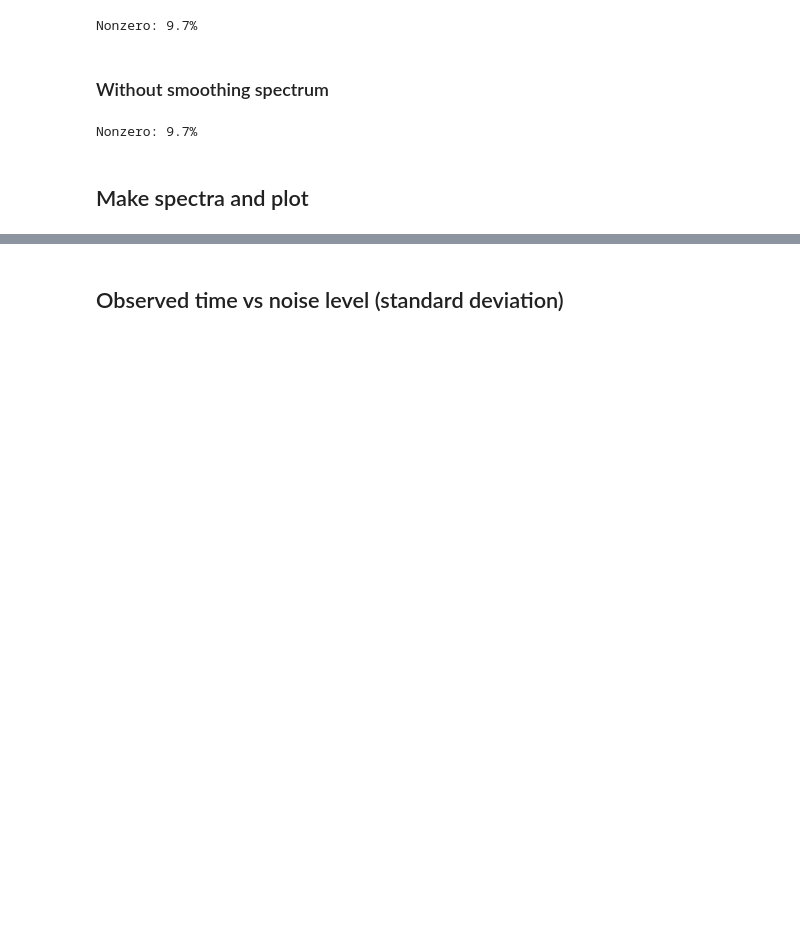
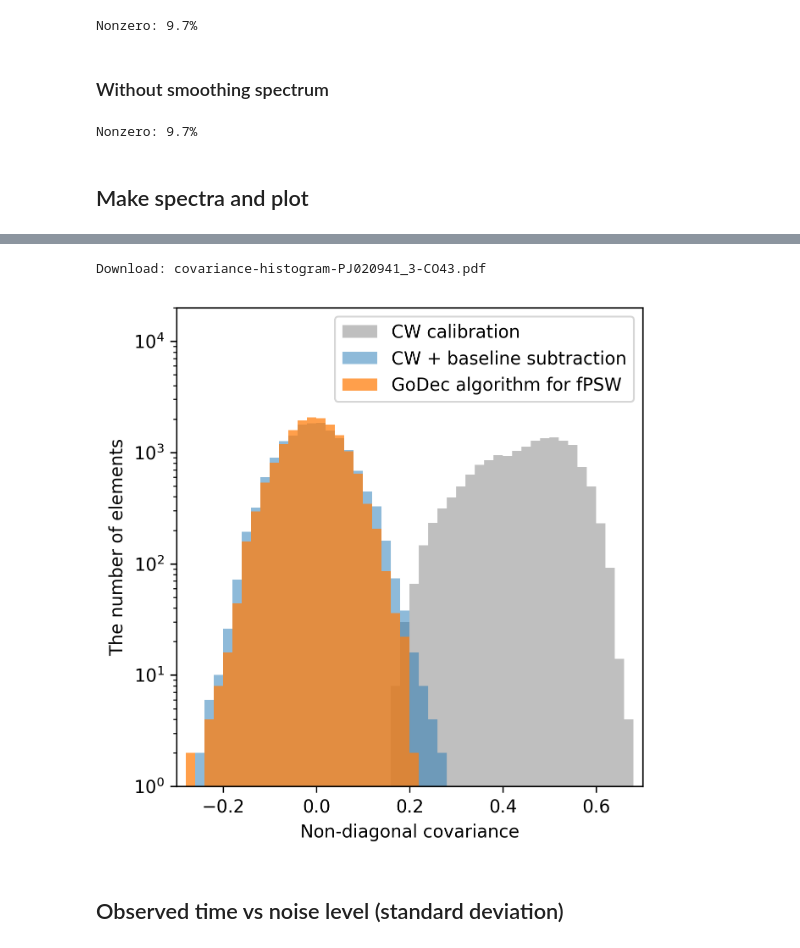
Before and after one commit to astropenguin/taniguchi-2021-analysis, a Jupyter notebook: notes/2020-05-07/analysis-PJ020941.3-CO43.ipynb, the cells around one changed output, grey strips where cells are left out. Cells and saved outputs as stored; diff of their text form; code cells hidden in the pictures; blank space fills up the shorter version.

```diff
--- a/notes/2020-05-07/analysis-PJ020941.3-CO43.ipynb
+++ b/notes/2020-05-07/analysis-PJ020941.3-CO43.ipynb
@@ -194,3 +207,27 @@ savefig_in_notebook(fig, "covariance-PJ020941.3-CO43.pdf")
+# %%
+fig, ax = plt.subplots(figsize=(4.5, 4.5), dpi=300)
+
+bins = np.arange(-1.00, 1.02, 0.02)
+
+ax.hist(cov(T_cal_org).flatten(),
+        bins=bins, alpha=0.5, color="gray", label="CW calibration")
+ax.hist(cov(T_cal).flatten(),
+        bins=bins, alpha=0.5, label="CW + baseline subtraction")
+ax.hist(cov(T_cal_re).flatten(),
+        bins=bins, alpha=0.75, label="GoDec algorithm for fPSW")
+
+ax.set_xlabel("Non-diagonal covariance")
+ax.set_ylabel("The number of elements")
+ax.set_xlim(-0.3, 0.7)
+ax.set_ylim(1e0, 2e4)
+ax.set_yscale("log")
+ax.legend(loc="upper right")
+
+fig.tight_layout()
+savefig_in_notebook(fig, "covariance-histogram-PJ020941_3-CO43.pdf")
+# %% [output]
+Download: covariance-histogram-PJ020941_3-CO43.pdf
+[figure, added]
 # %% [markdown]
 ## Observed time vs noise level (standard deviation)
 # %%
```
Also changed, not shown: parts of 5 cells of this notebook, 1 other file.
